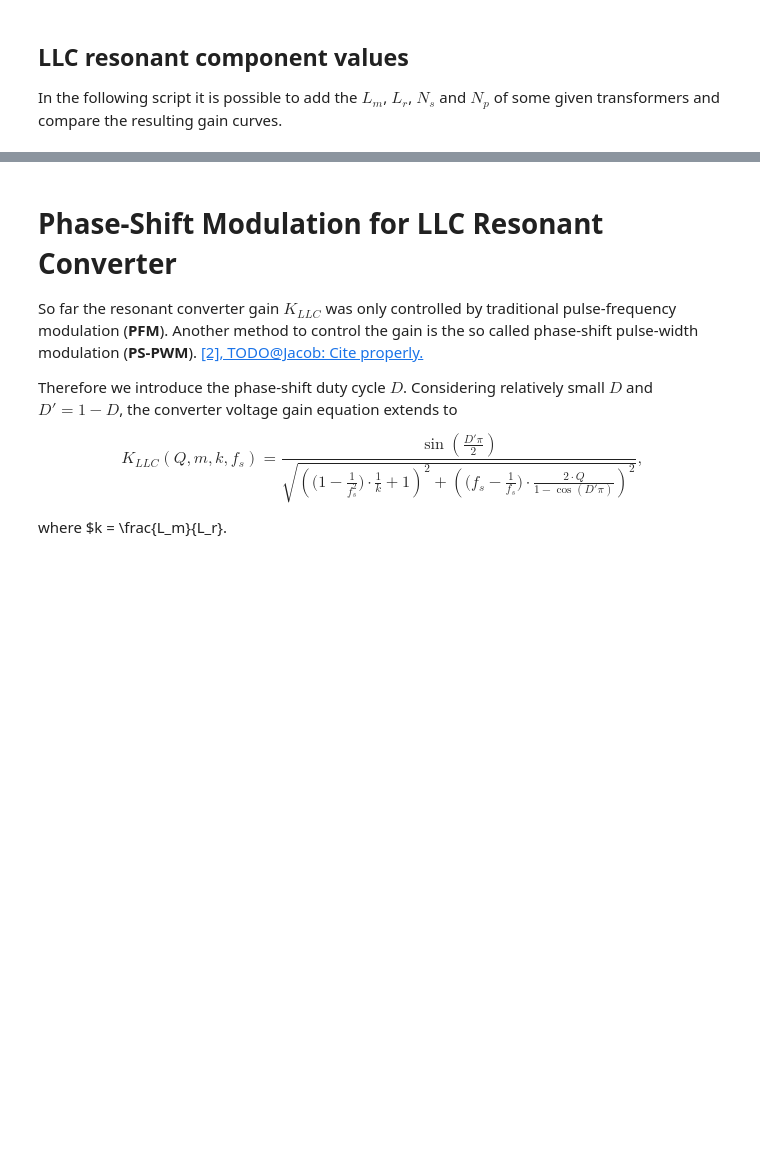
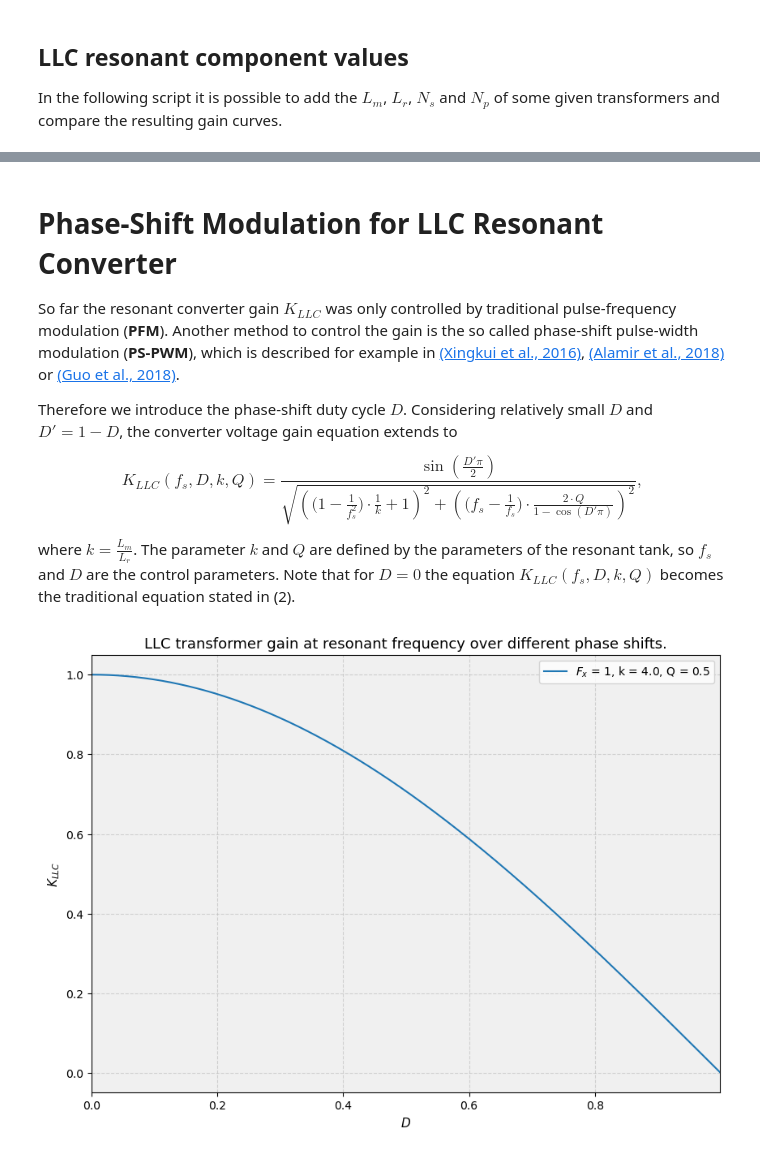
Before and after one commit to OpenCleanEnergy/OpenMI, a Jupyter notebook: simulation/llc-transformer/llc_transformer_design.ipynb, the cells around one changed output, grey strips where cells are left out. Cells and saved outputs as stored; diff of their text form; code cells hidden in the pictures; blank space fills up the shorter version.

Commit message:
docs: extends LLC notebook with information about phase shift modulation

```diff
--- a/simulation/llc-transformer/llc_transformer_design.ipynb
+++ b/simulation/llc-transformer/llc_transformer_design.ipynb
@@ -799,13 +798,50 @@ plt.show()
 # %% [markdown]
 # Phase-Shift Modulation for LLC Resonant Converter
 
-So far the resonant converter gain $K_{LLC}$ was only controlled by traditional pulse-frequency modulation (**PFM**). Another method to control the gain is the so called phase-shift pulse-width modulation (**PS-PWM**). [[2], TODO@Jacob: Cite properly. ](https://www.researchgate.net/publication/309733350_Grid-connected_Photovoltaic_Micro-inverter_with_New_Hybrid_Control_LLC_Resonant_Converter)
+So far the resonant converter gain $K_{LLC}$ was only controlled by traditional pulse-frequency modulation (**PFM**). Another method to control the gain is the so called phase-shift pulse-width modulation (**PS-PWM**), which is described for example in [(Xingkui et al., 2016)](https://www.researchgate.net/publication/309733350_Grid-connected_Photovoltaic_Micro-inverter_with_New_Hybrid_Control_LLC_Resonant_Converter), [(Alamir et al., 2018)](https://www.researchgate.net/publication/329390128_Fixed_Frequency_Predictive_MPPT_for_Phase-shift_Modulated_LLC_resonant_Micro-inverter) or [(Guo et al., 2018)](http://koreascience.or.kr/article/JAKO201815565838021.page).
 
 Therefore we introduce the phase-shift duty cycle $D$. Considering relatively small $D$ and $D' = 1 - D$, the converter voltage gain equation extends to
 
 \begin{equation}
-K_{LLC} (Q, m, k, f_s) = \frac{\sin\left(\frac{D' \pi}{2}\right)}{\sqrt{\left( \bigl( 1 - \frac{1}{f_s^2} \bigr) \cdot \frac{1}{k} + 1\right)^2 + \left( \bigl( f_s - \frac{1}{f_s} \bigr) \cdot \frac{2 \cdot Q}{1 - \cos(D' \pi)}\right)^2 }},
+K_{LLC} (f_s, D, k, Q) = \frac{\sin\left(\frac{D' \pi}{2}\right)}{\sqrt{\left( \bigl( 1 - \frac{1}{f_s^2} \bigr) \cdot \frac{1}{k} + 1\right)^2 + \left( \bigl( f_s - \frac{1}{f_s} \bigr) \cdot \frac{2 \cdot Q}{1 - \cos(D' \pi)}\right)^2 }},
 \tag{13}
 \end{equation}
 
-where $k = \frac{L_m}{L_r}.
+where $k = \frac{L_m}{L_r}$. The parameter $k$ and $Q$ are defined by the parameters of the resonant tank, so $f_s$ and $D$ are the control parameters. Note that for $D = 0$ the equation $K_{LLC} (f_s, D, k, Q)$ becomes the traditional equation stated in (2).
+# %%
+# Define symbols
+F_x, D, k, Q = sym.symbols('F_x D k Q')
+
+# Define the function K_LLC
+def K_LLC(F_x, D, k, Q):
+    numerator = sym.sin((1 - D) * sym.pi / 2)
+    denominator = sym.sqrt(((1 - 1/F_x**2) * (1/k) + 1)**2 + ((F_x - 1/F_x) * (2 * Q) / (1 - sym.cos((1 - D) * sym.pi)))**2)
+    return numerator / denominator
+# %%
+selected_F_x = 1
+selected_k_value = 4.0
+selected_Q_value = 0.5
+D_values = np.linspace(0.0, 0.999, 1000)
+
+fig, axis = plt.subplots(figsize=(10, 7))
+
+selected_Q_value, selected_m_value
+
+gain_values = []
+for D_value in D_values:
+    gain = K_LLC(selected_F_x, D_value, selected_k_value, selected_Q_value)
+    gain_values.append(gain)
+
+axis.plot(D_values, gain_values, label=f'$F_x$ = {selected_F_x}, k = {selected_k_value}, Q = {selected_Q_value}', alpha=1.0)
+
+axis.set_title(f'LLC transformer gain at resonant frequency over different phase shifts.', fontsize=fontsize_plot_title)
+axis.set_xlabel('$D$', fontsize=fontsize_xlabel)
+axis.set_xlim(D_values[0], D_values[-1])
+axis.set_ylabel('$K_{LLC}$', fontsize=fontsize_ylabel)
+axis.legend()
+axis.grid(True, linestyle='--', alpha=alpha_plot_grid)
+axis.set_facecolor(background_color)
+
+plt.show()
+# %% [output]
+[figure, added]
```
Also changed, not shown: parts of 5 cells of this notebook.
